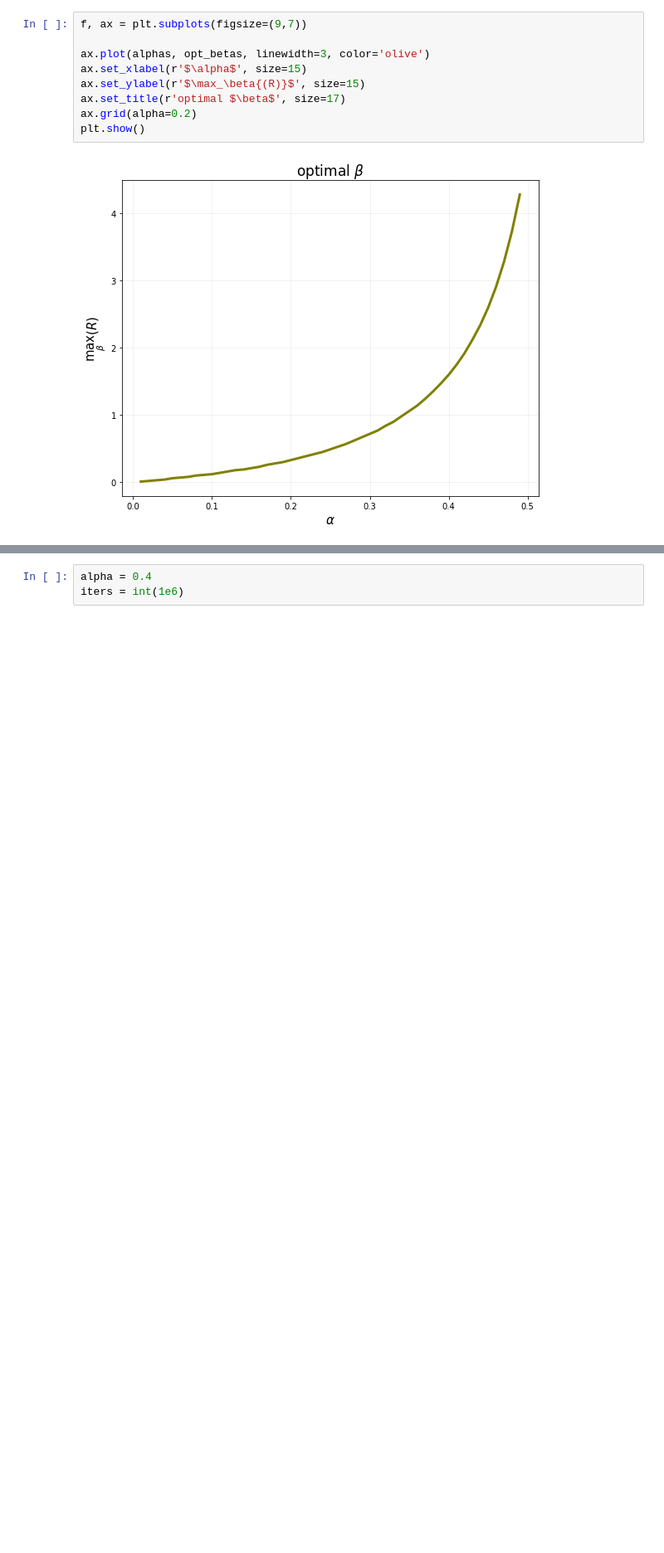
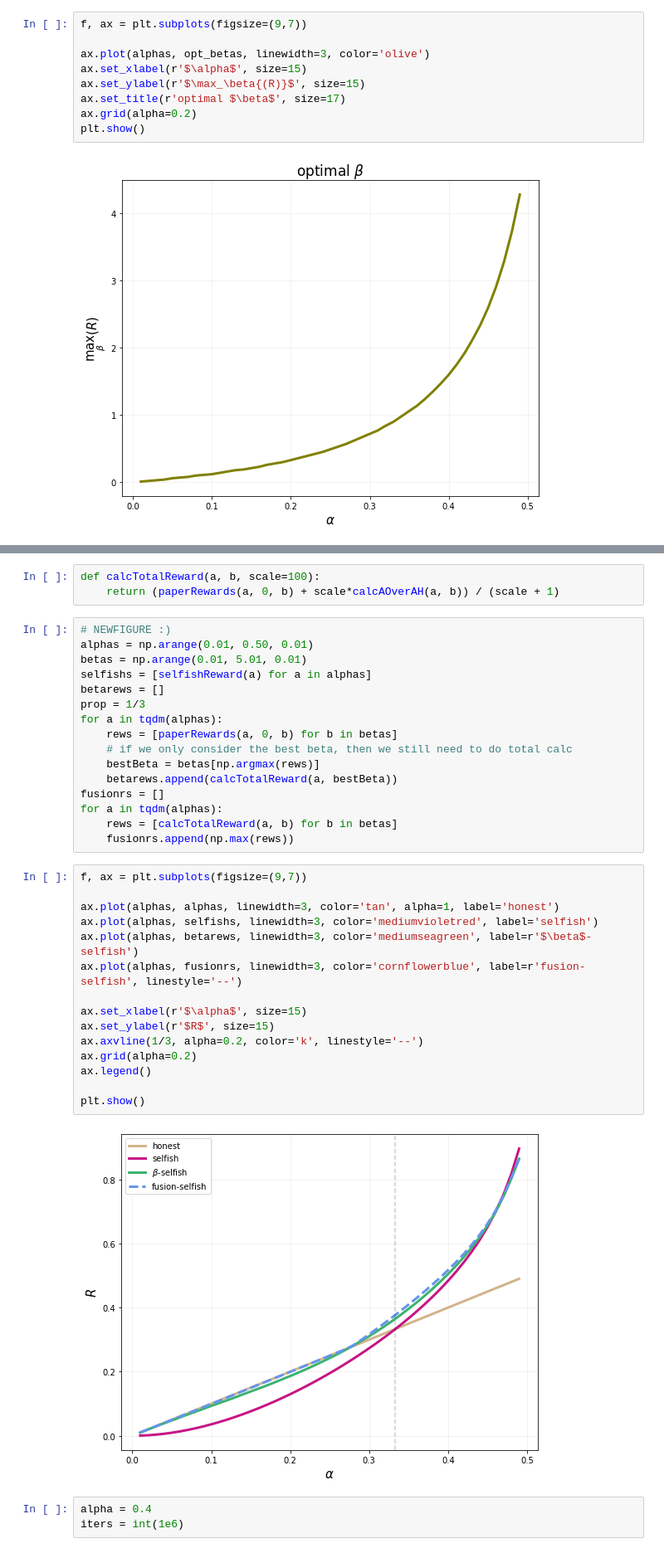
Before and after one commit to michaelneuder/opportunistic-mining, a Jupyter notebook: fusion-mining.ipynb, the cells around one changed output, grey strips where cells are left out. Shown at 83% size. Saved outputs shown, nothing was run; the diff lists cells and outputs as text; blank space fills up the shorter version.

```diff
--- a/fusion-mining.ipynb
+++ b/fusion-mining.ipynb
@@ -86,3 +182,39 @@ plt.show()
+# %%
+def calcTotalReward(a, b, scale=100):
+    return (paperRewards(a, 0, b) + scale*calcAOverAH(a, b)) / (scale + 1)
+# %%
+# NEWFIGURE :)
+alphas = np.arange(0.01, 0.50, 0.01)
+betas = np.arange(0.01, 5.01, 0.01)
+selfishs = [selfishReward(a) for a in alphas]
+betarews = []
+prop = 1/3
+for a in tqdm(alphas):
+    rews = [paperRewards(a, 0, b) for b in betas]
+    # if we only consider the best beta, then we still need to do total calc
+    bestBeta = betas[np.argmax(rews)]
+    betarews.append(calcTotalReward(a, bestBeta))
+fusionrs = []
+for a in tqdm(alphas):
+    rews = [calcTotalReward(a, b) for b in betas]
+    fusionrs.append(np.max(rews))
+# %%
+f, ax = plt.subplots(figsize=(9,7))
+
+ax.plot(alphas, alphas, linewidth=3, color='tan', alpha=1, label='honest')
+ax.plot(alphas, selfishs, linewidth=3, color='mediumvioletred', label='selfish')
+ax.plot(alphas, betarews, linewidth=3, color='mediumseagreen', label=r'$\beta$-selfish')
+ax.plot(alphas, fusionrs, linewidth=3, color='cornflowerblue', label=r'fusion-selfish', linestyle='--')
+
+ax.set_xlabel(r'$\alpha$', size=15)
+ax.set_ylabel(r'$R$', size=15)
+ax.axvline(1/3, alpha=0.2, color='k', linestyle='--')
+ax.grid(alpha=0.2)
+ax.legend()
+
+plt.show()
+# %% [output]
+[figure, added]
 # %%
 alpha = 0.4
 iters = int(1e6)
```
Also changed, not shown: parts of 6 cells of this notebook.
